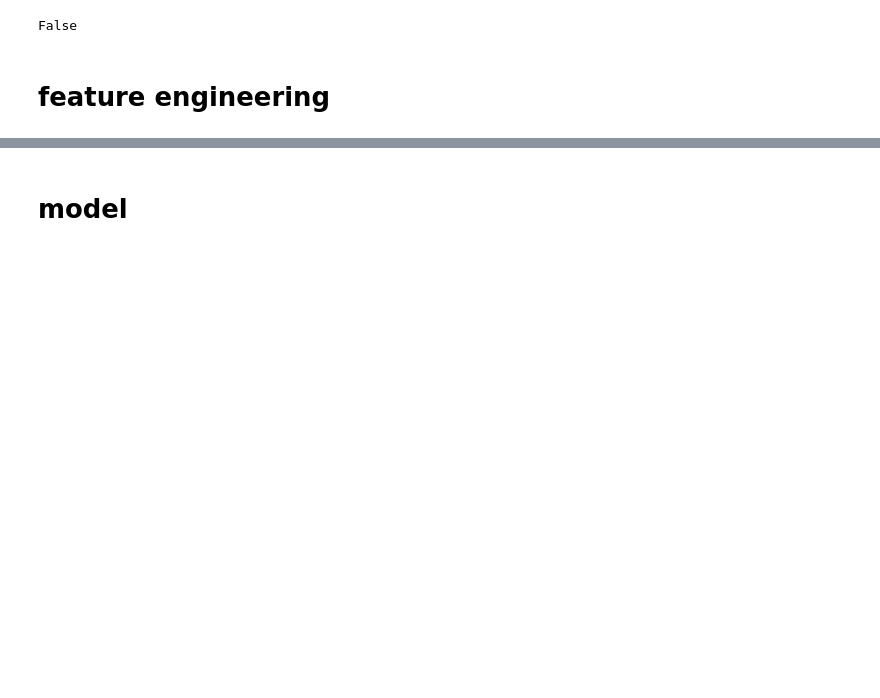
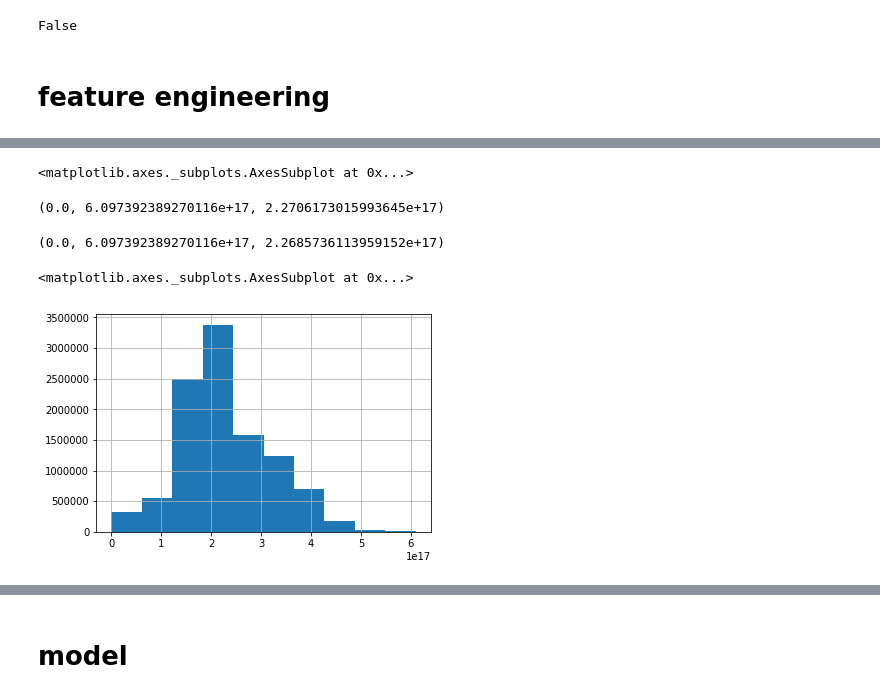
Before and after one commit to dantegates/deep-ar, a Jupyter notebook: deep-ar.ipynb, the cells around one changed output, grey strips where cells are left out. Saved outputs shown, nothing was run; the diff lists cells and outputs as text; code cells hidden in the pictures; blank space fills up the shorter version.

```diff
--- a/deep-ar.ipynb
+++ b/deep-ar.ipynb
@@ -273,0 +164,22 @@ assert (b_x['z_prediction'][:, 1:, :] == b_y[:, :-1, :]).all()
+# %%
+df.scale_factor.hist()
+# %% [output]
+<matplotlib.axes._subplots.AxesSubplot at 0x...>
+# %%
+df.scale_factor.min(), df.scale_factor.max(), df.scale_factor.mean()
+# %% [output]
+(0.0, 6.097392389270116e+17, 2.2706173015993645e+17)
+# %%
+max_values = df.groupby('name').age.max().to_dict()
+df['scale_factor'] = np.where(df.name.map(max_values) - df.age < prediction_length + 1, 0, df.scale_factor)
+# %%
+df.scale_factor.min(), df.scale_factor.max(), df.scale_factor.mean()
+# %% [output]
+(0.0, 6.097392389270116e+17, 2.2685736113959152e+17)
+# %%
+df['sample_weight'] = df.scale_factor / df.scale_factor.sum()
+# %%
+df.scale_factor.hist()
+# %% [output]
+<matplotlib.axes._subplots.AxesSubplot at 0x...>
+[figure, added]
```
Also changed, not shown: parts of 44 cells of this notebook.
